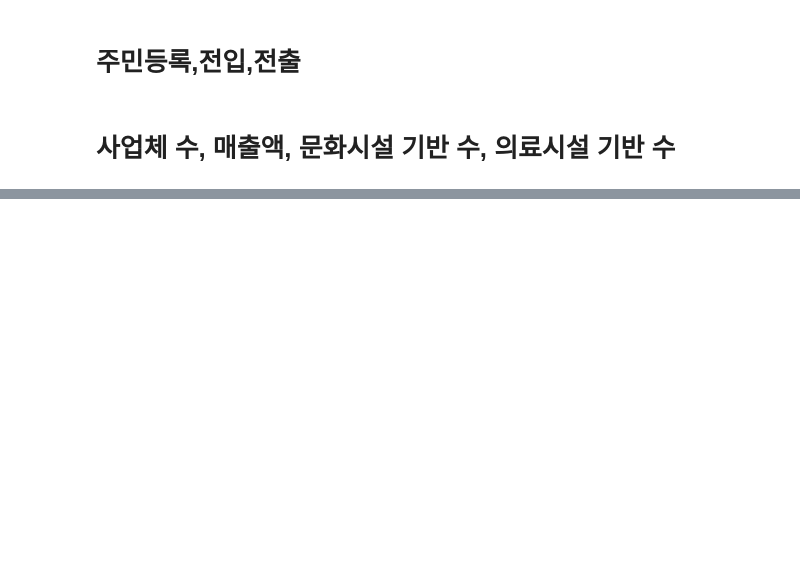
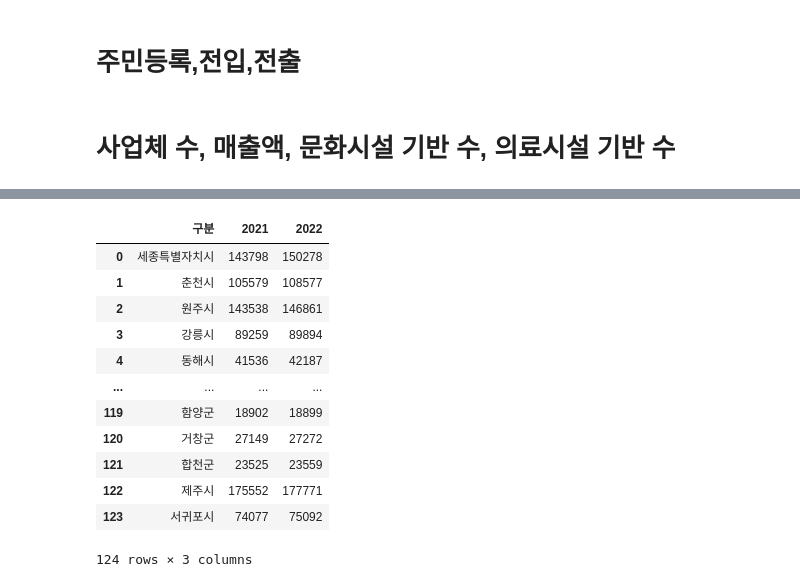
Before and after one commit to won4513/data_analytics, a Jupyter notebook: nabis/data.ipynb, the cells around one changed output, grey strips where cells are left out. Saved outputs shown, nothing was run; the diff lists cells and outputs as text; code cells hidden in the pictures; blank space fills up the shorter version.

```diff
--- a/nabis/data.ipynb
+++ b/nabis/data.ipynb
@@ -65,0 +101,16 @@ df = pd.merge(df, data3, how = 'inner', on = '구분')
+# %%
+data3
+# %% [output]
+|  | 구분 | 2021 | 2022 |
+| 0 | 세종특별자치시 | 143798 | 150278 |
+| 1 | 춘천시 | 105579 | 108577 |
+| 2 | 원주시 | 143538 | 146861 |
+| 3 | 강릉시 | 89259 | 89894 |
+| 4 | 동해시 | 41536 | 42187 |
+| ... | ... | ... | ... |
+| 119 | 함양군 | 18902 | 18899 |
+| 120 | 거창군 | 27149 | 27272 |
+| 121 | 합천군 | 23525 | 23559 |
+| 122 | 제주시 | 175552 | 177771 |
+| 123 | 서귀포시 | 74077 | 75092 |
+124 rows × 3 columns
```
Also changed, not shown: parts of 21 cells of this notebook, 2 other files.
